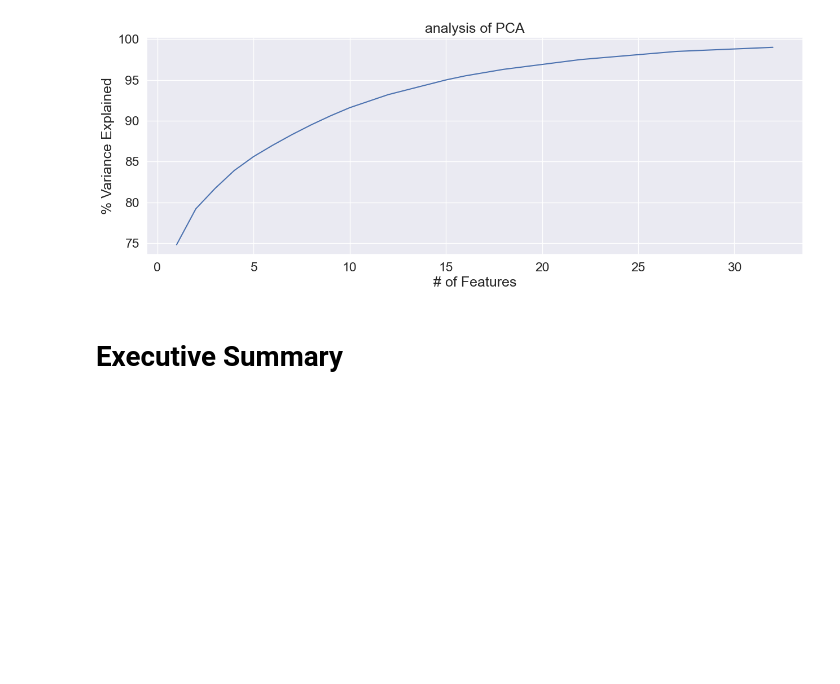
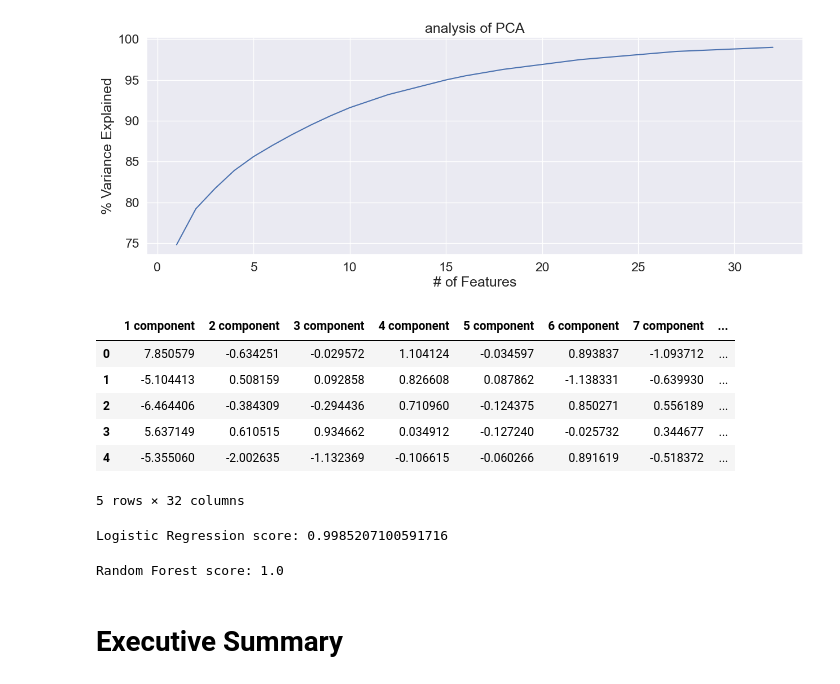
Before and after one commit to ccvale/Divorce-Datatset-Analysis, a Jupyter notebook: divorces.ipynb, the cells around one changed output. Cells and saved outputs as stored; diff of their text form; code cells hidden in the pictures; blank space fills up the shorter version.

Commit message:
Added PCA and Final Scores

```diff
--- a/divorces.ipynb
+++ b/divorces.ipynb
@@ -387,2 +397,28 @@ sns.lineplot(x = range(1, 33), y = var2);
+# %%
+X_train_pca = pca.transform(X_tr_standart)
+X_test_pca  = pca.transform(X_te_standart)
+# %%
+X_train_pca = pd.DataFrame(X_train_pca, columns = [str(i) + ' component' for i in range(1, pca.n_components_ + 1)])
+X_test_pca  = pd.DataFrame(X_test_pca,  columns = [str(i) + ' component' for i in range(1, pca.n_components_ + 1)])
+# %%
+X_train_pca.head()
+# %% [output]
+|  | 1 component | 2 component | 3 component | 4 component | 5 component | 6 component | 7 component | ... |
+| 0 | 7.850579 | -0.634251 | -0.029572 | 1.104124 | -0.034597 | 0.893837 | -1.093712 | ... |
+| 1 | -5.104413 | 0.508159 | 0.092858 | 0.826608 | 0.087862 | -1.138331 | -0.639930 | ... |
+| 2 | -6.464406 | -0.384309 | -0.294436 | 0.710960 | -0.124375 | 0.850271 | 0.556189 | ... |
+| 3 | 5.637149 | 0.610515 | 0.934662 | 0.034912 | -0.127240 | -0.025732 | 0.344677 | ... |
+| 4 | -5.355060 | -2.002635 | -1.132369 | -0.106615 | -0.060266 | 0.891619 | -0.518372 | ... |
+5 rows × 32 columns
+# %%
+pca_logreg_score = get_score(logistic_regression, X_train_pca, y_train, X_test_pca, y_test)
+print('Logistic Regression score:', pca_logreg_score)
+# %% [output]
+Logistic Regression score: 0.9985207100591716
+# %%
+pca_rforest_score = get_score(random_forest, X_train_pca, y_train, X_test_pca, y_test)
+print('Random Forest score:', pca_rforest_score)
+# %% [output]
+Random Forest score: 1.0
 # %% [markdown]
 # Executive Summary
```
Also changed, not shown: parts of 4 cells of this notebook.
